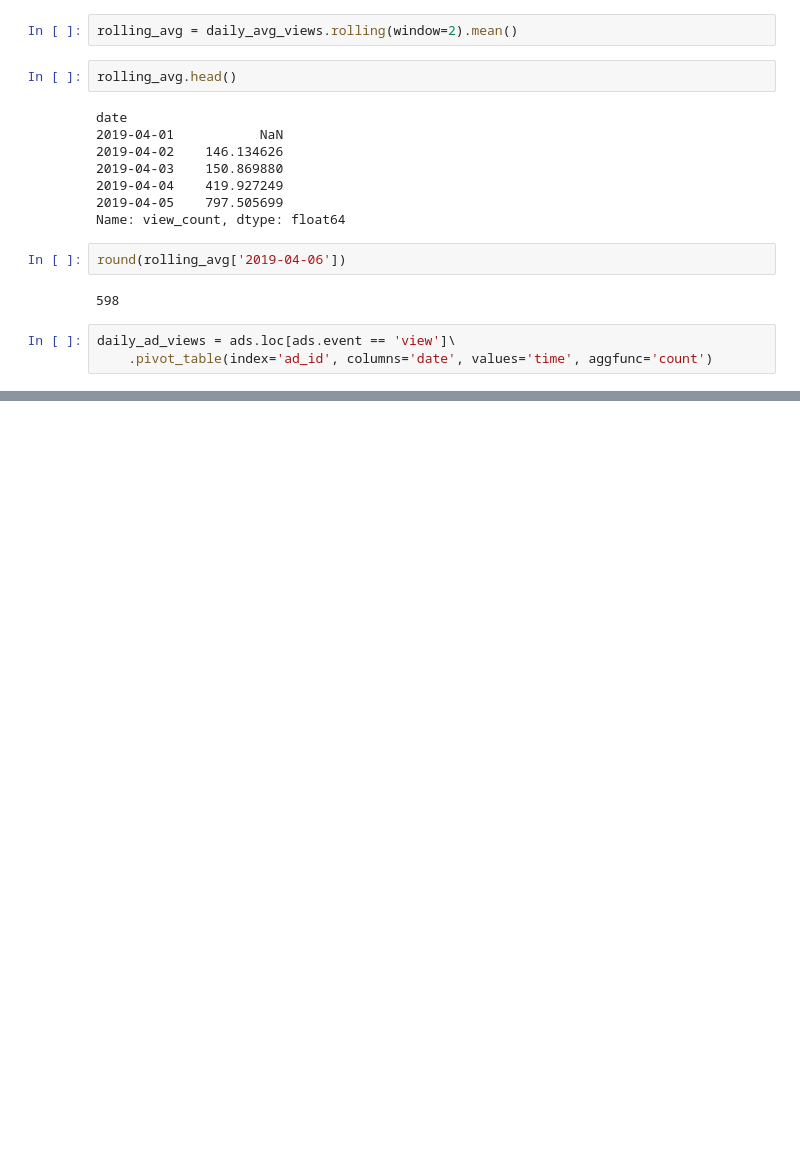
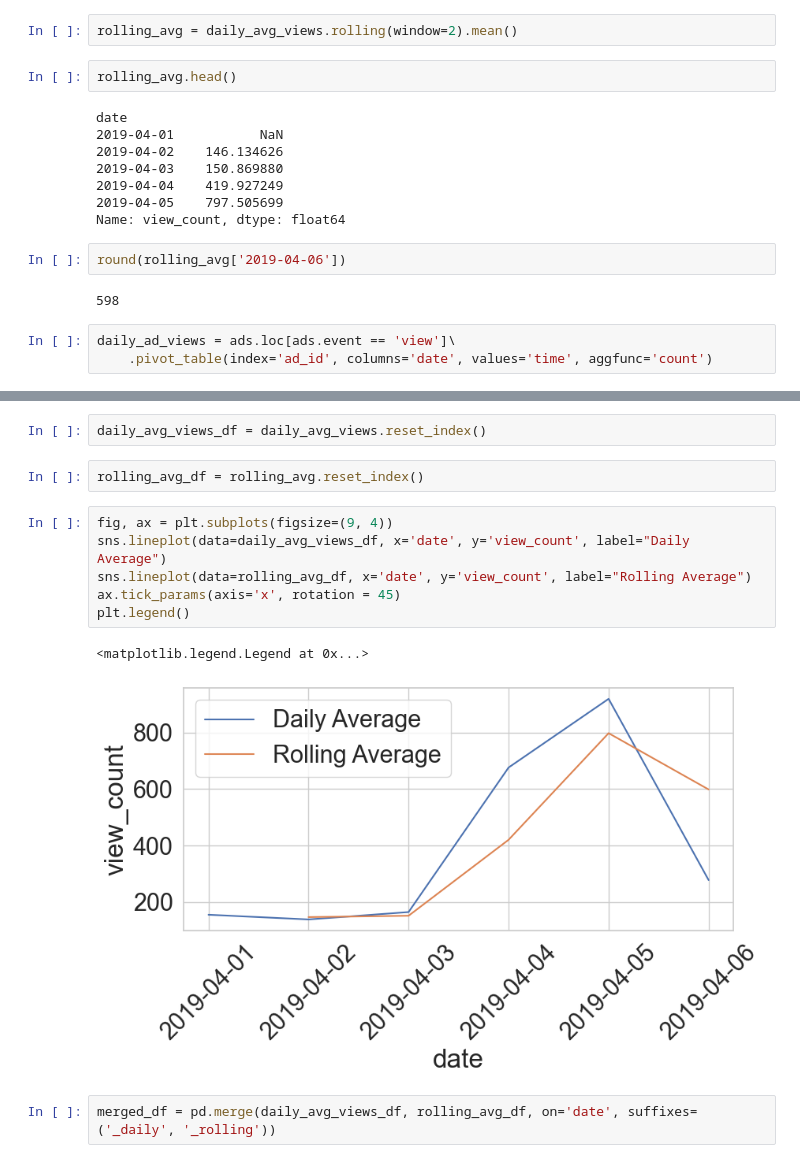
Before and after one commit to Praldmur/Simulation, a Jupyter notebook: mini_project_6.ipynb, the cells around one changed output, grey strips where cells are left out. Drawn from its saved outputs; the diff is of its cells as text; blank space fills up the shorter version.

```diff
--- a/mini_project_6.ipynb
+++ b/mini_project_6.ipynb
@@ -261,0 +280,15 @@ daily_ad_views
+# %%
+daily_avg_views_df = daily_avg_views.reset_index()
+# %%
+rolling_avg_df = rolling_avg.reset_index()
+# %%
+fig, ax = plt.subplots(figsize=(9, 4))
+sns.lineplot(data=daily_avg_views_df, x='date', y='view_count', label="Daily Average")
+sns.lineplot(data=rolling_avg_df, x='date', y='view_count', label="Rolling Average")
+ax.tick_params(axis='x', rotation = 45)
+plt.legend()
+# %% [output]
+<matplotlib.legend.Legend at 0x...>
+[figure, added]
+# %%
+merged_df = pd.merge(daily_avg_views_df, rolling_avg_df, on='date', suffixes=('_daily', '_rolling'))
```
Also changed, not shown: parts of 11 cells of this notebook.
